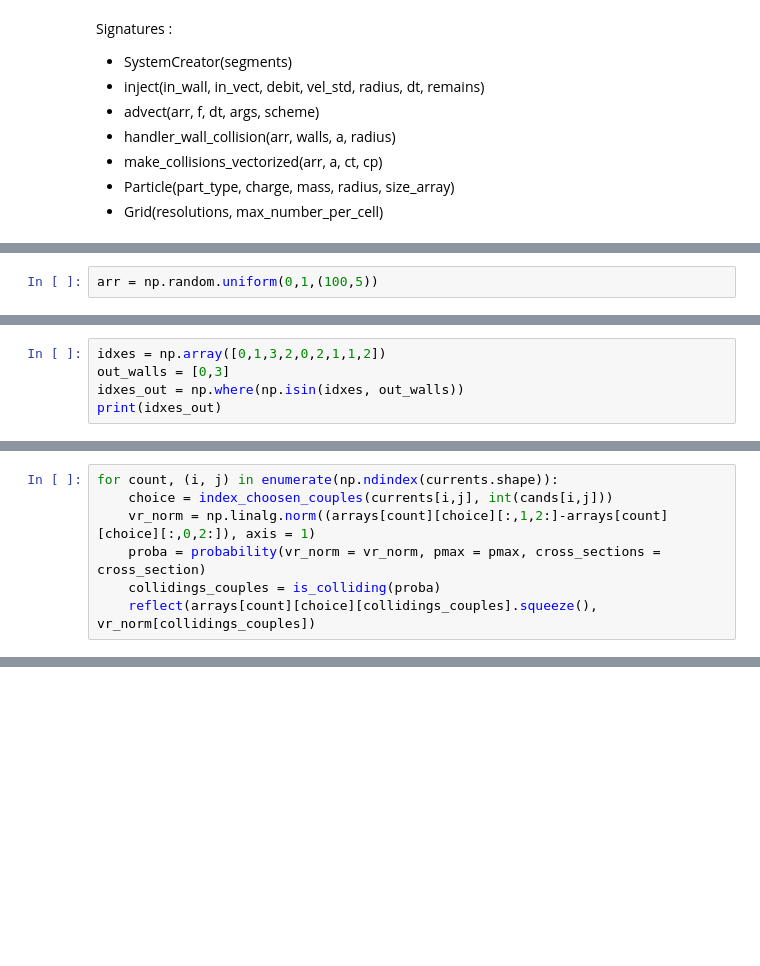
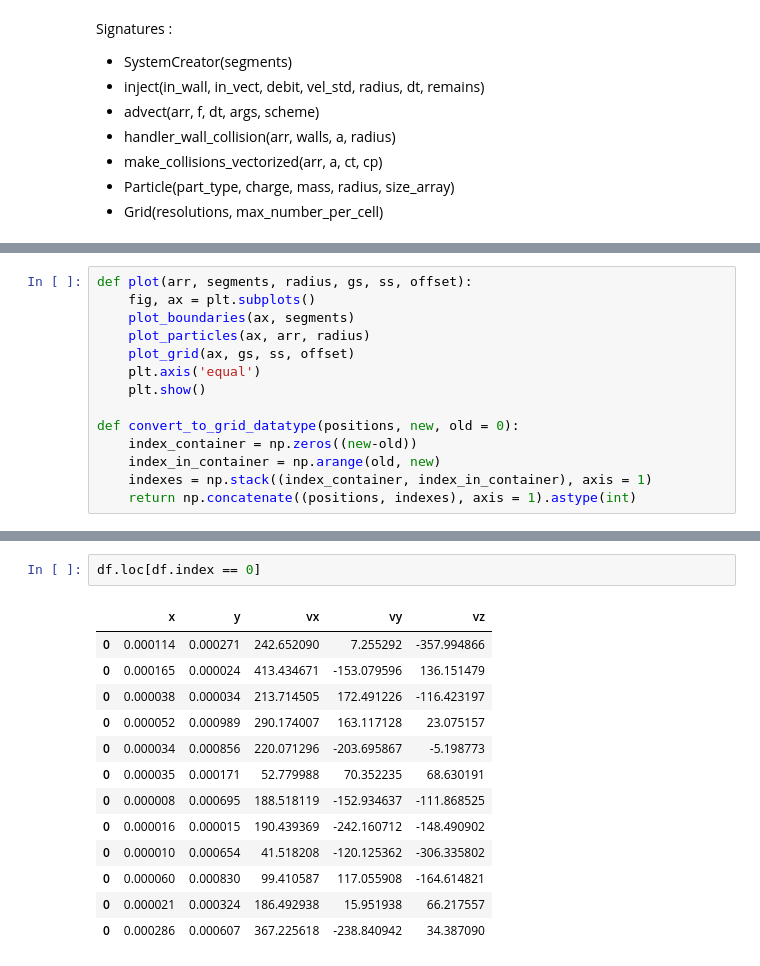
Before and after one commit to Quettle/lppydsmc, a Jupyter notebook: dev_tests.ipynb, the cells around one changed output, grey strips where cells are left out. Drawn from its saved outputs; the diff is of its cells as text; blank space fills up the shorter version.

```diff
--- a/dev_tests.ipynb
+++ b/dev_tests.ipynb
@@ -713,2 +627,0 @@ array([[33, 24],
-# %%
-arr = np.random.uniform(0,1,(100,5))
@@ -753,5 +627,0 @@ array([ 8, 18, 17,  7, 13,  3,  9,  5, 15, 12])
-# %%
-idxes = np.array([0,1,3,2,0,2,1,1,2])
-out_walls = [0,3]
-idxes_out = np.where(np.isin(idxes, out_walls))
-print(idxes_out)
@@ -903,7 +627,0 @@ arrays = [np.random.random(size = (current, 5)) for current in currents.flatten(
-# %%
-for count, (i, j) in enumerate(np.ndindex(currents.shape)):
-    choice = index_choosen_couples(currents[i,j], int(cands[i,j]))
-    vr_norm = np.linalg.norm((arrays[count][choice][:,1,2:]-arrays[count][choice][:,0,2:]), axis = 1)
-    proba = probability(vr_norm = vr_norm, pmax = pmax, cross_sections = cross_section)
-    collidings_couples = is_colliding(proba)
-    reflect(arrays[count][choice][collidings_couples].squeeze(), vr_norm[collidings_couples])
@@ -935,0 +713,14 @@ vr.shape
+# %%
+def plot(arr, segments, radius, gs, ss, offset):
+    fig, ax = plt.subplots()
+    plot_boundaries(ax, segments)
+    plot_particles(ax, arr, radius)
+    plot_grid(ax, gs, ss, offset)
+    plt.axis('equal')
+    plt.show()
+
+def convert_to_grid_datatype(positions, new, old = 0):
+    index_container = np.zeros((new-old))
+    index_in_container = np.arange(old, new)
+    indexes = np.stack((index_container, index_in_container), axis = 1)
+    return np.concatenate((positions, indexes), axis = 1).astype(int)
@@ -935,0 +816,16 @@ vr.shape
+# %%
+df.loc[df.index == 0]
+# %% [output]
+|  | x | y | vx | vy | vz |
+| 0 | 0.000114 | 0.000271 | 242.652090 | 7.255292 | -357.994866 |
+| 0 | 0.000165 | 0.000024 | 413.434671 | -153.079596 | 136.151479 |
+| 0 | 0.000038 | 0.000034 | 213.714505 | 172.491226 | -116.423197 |
+| 0 | 0.000052 | 0.000989 | 290.174007 | 163.117128 | 23.075157 |
+| 0 | 0.000034 | 0.000856 | 220.071296 | -203.695867 | -5.198773 |
+| 0 | 0.000035 | 0.000171 | 52.779988 | 70.352235 | 68.630191 |
+| 0 | 0.000008 | 0.000695 | 188.518119 | -152.934637 | -111.868525 |
+| 0 | 0.000016 | 0.000015 | 190.439369 | -242.160712 | -148.490902 |
+| 0 | 0.000010 | 0.000654 | 41.518208 | -120.125362 | -306.335802 |
+| 0 | 0.000060 | 0.000830 | 99.410587 | 117.055908 | -164.614821 |
+| 0 | 0.000021 | 0.000324 | 186.492938 | 15.951938 | 66.217557 |
+| 0 | 0.000286 | 0.000607 | 367.225618 | -238.840942 | 34.387090 |
```
Also changed, not shown: parts of 153 cells of this notebook, 11 other files.
